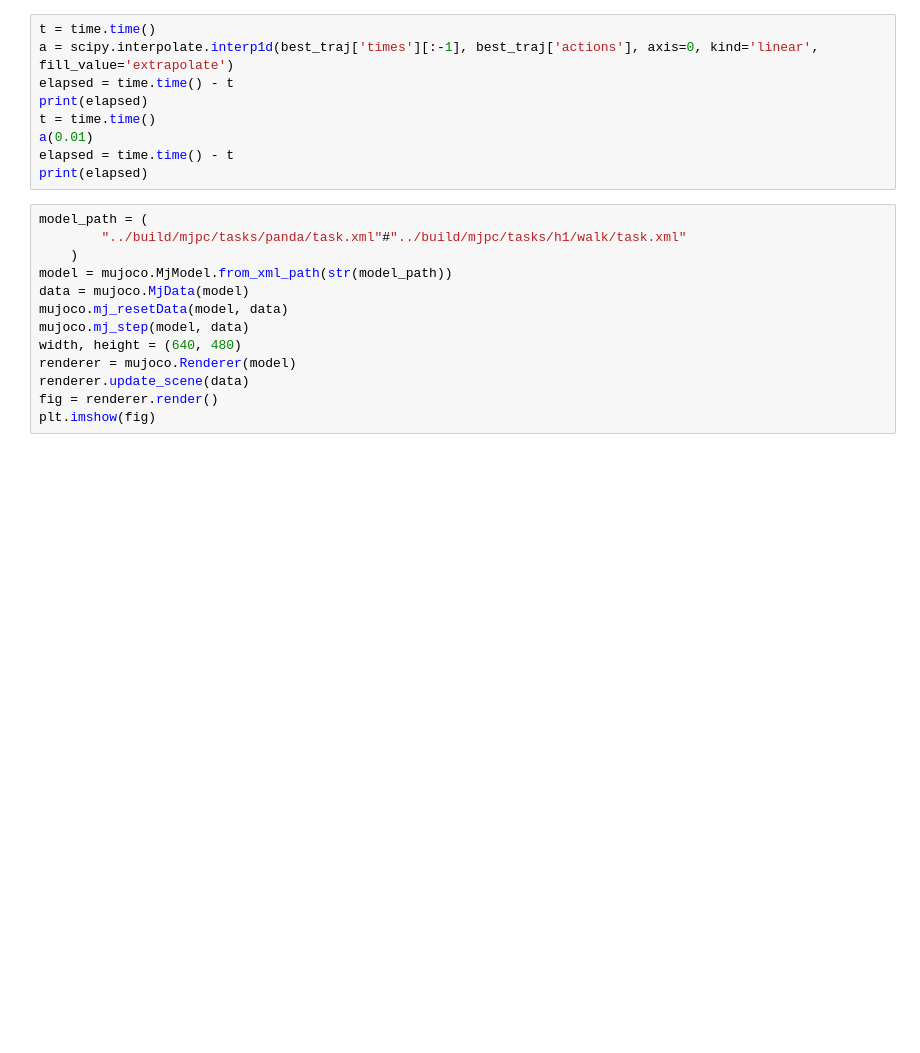
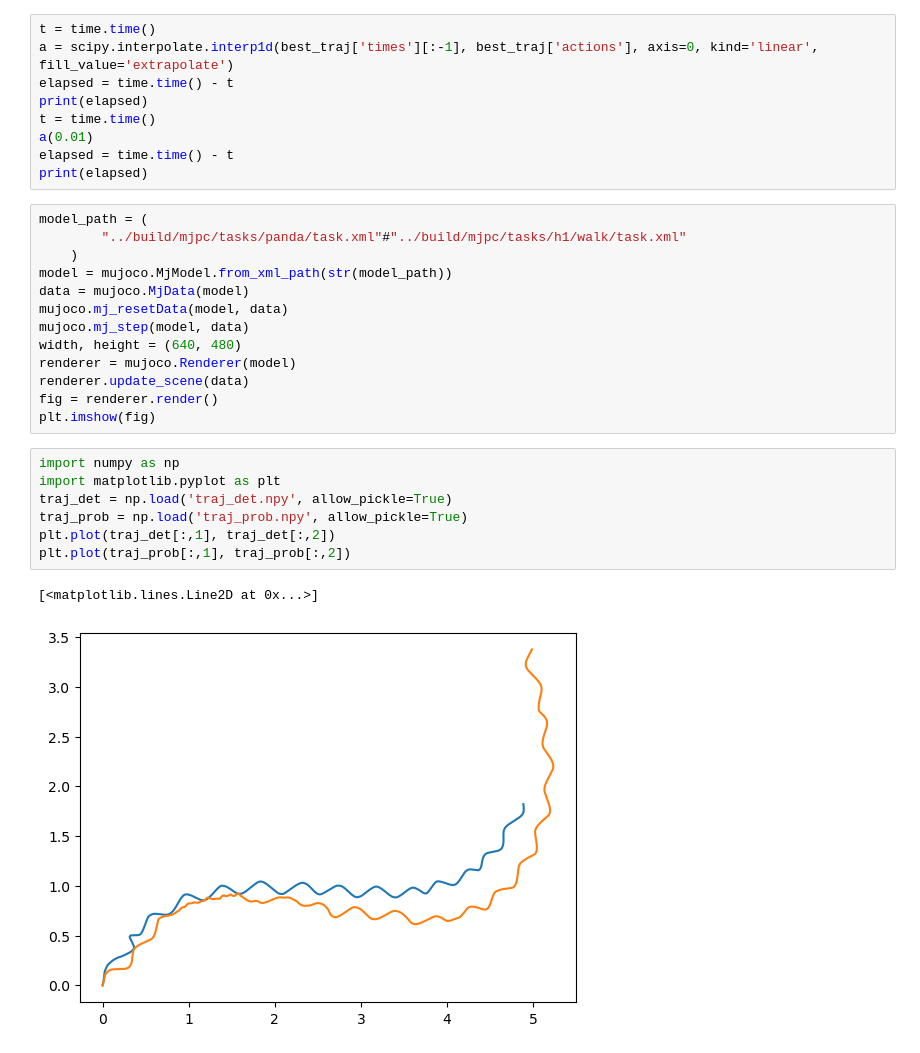
Before and after one commit to AntoSave/mujoco_mpc, a Jupyter notebook: tuning/test.ipynb, the cells around one changed output. Drawn from its saved outputs; the diff is of its cells as text; blank space fills up the shorter version.

Commit message:
[ADD] Plots in test notebook

```diff
--- a/tuning/test.ipynb
+++ b/tuning/test.ipynb
@@ -211,3 +211,13 @@ renderer = mujoco.Renderer(model)
 renderer.update_scene(data)
 fig = renderer.render()
 plt.imshow(fig)
+# %%
+import numpy as np
+import matplotlib.pyplot as plt
+traj_det = np.load('traj_det.npy', allow_pickle=True)
+traj_prob = np.load('traj_prob.npy', allow_pickle=True)
+plt.plot(traj_det[:,1], traj_det[:,2])
+plt.plot(traj_prob[:,1], traj_prob[:,2])
+# %% [output]
+[<matplotlib.lines.Line2D at 0x...>]
+[figure, added]
```
